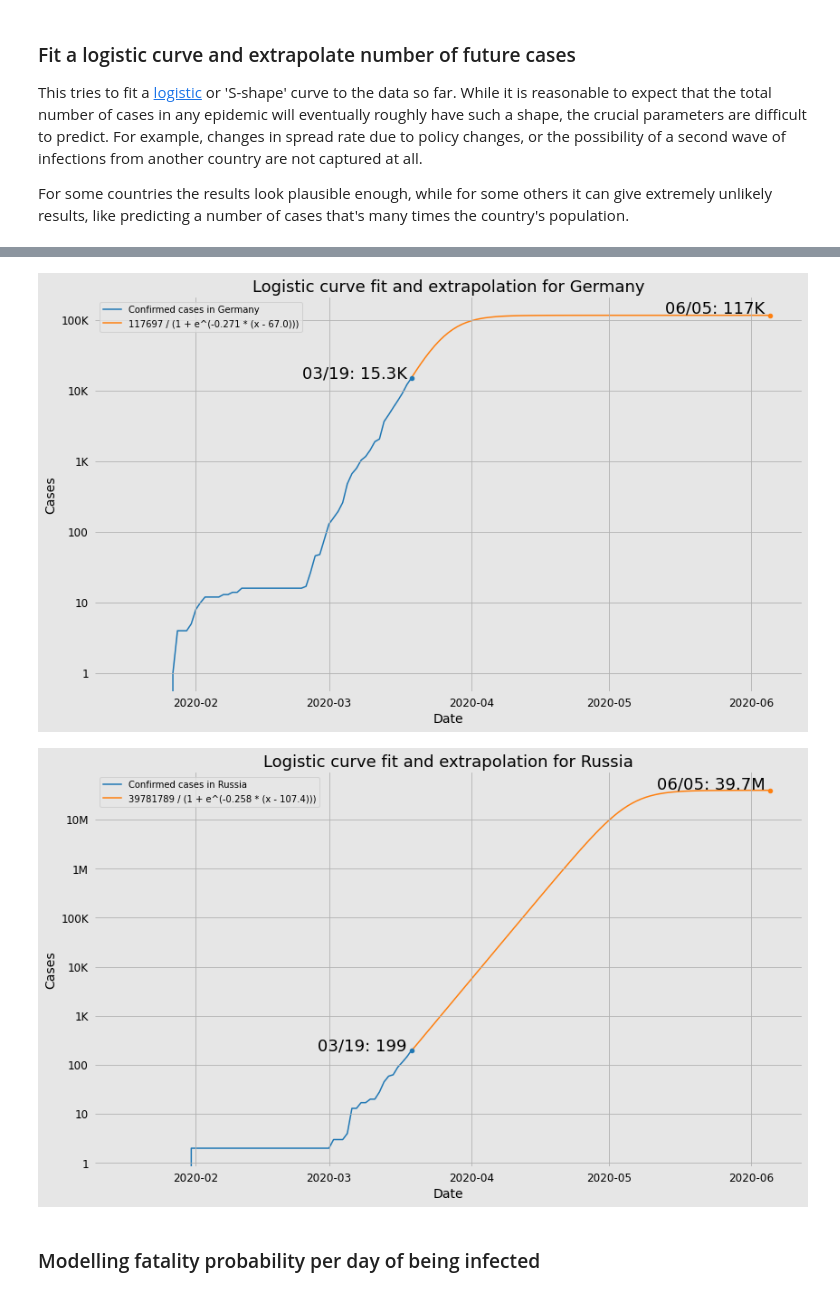
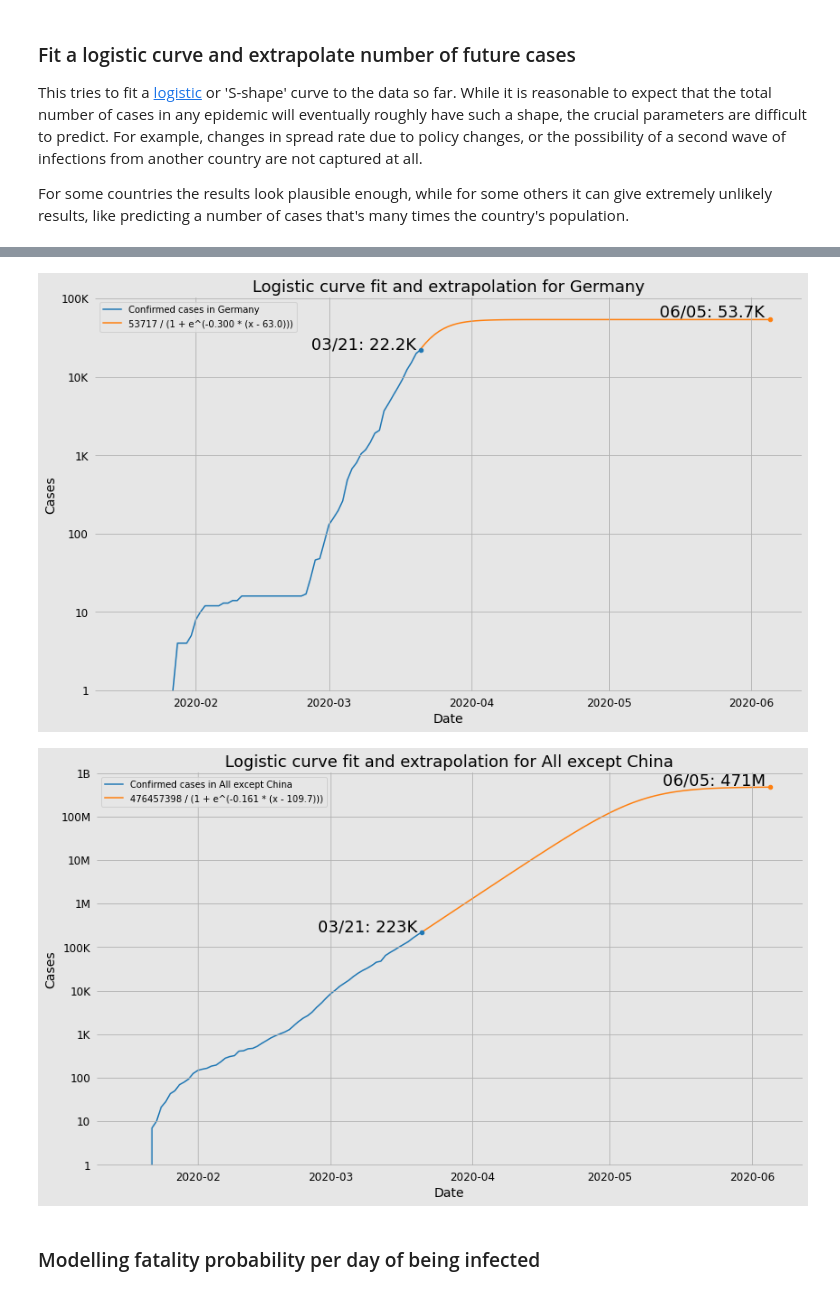
Before and after one commit to JeroenKools/covid19, a Jupyter notebook: COVID-19.ipynb, the cells around one changed output, grey strips where cells are left out. Cells and saved outputs as stored; diff of their text form; code cells hidden in the pictures.

Commit message:
March 21 data. Added new deaths to country highlight

```diff
--- a/COVID-19.ipynb
+++ b/COVID-19.ipynb
@@ -201,5 +198,5 @@ For some countries the results look plausible enough, while for some others it c
 # %%
 data.curve_fit("US", days=180)
 data.curve_fit("Germany", days=140)
-data.curve_fit("Russia", days=140)
+data.curve_fit("All except China", days=140)
 # %% [output]
@@ -207,5 +204,5 @@ data.curve_fit("Russia", days=140)
-[figure, old version]
+[figure, new version]
-[figure, old version]
+[figure, new version]
 # %% [markdown]
 ### Modelling fatality probability per day of being infected
 # %%
```
Also changed, not shown: parts of 15 cells of this notebook, 2 other files.
